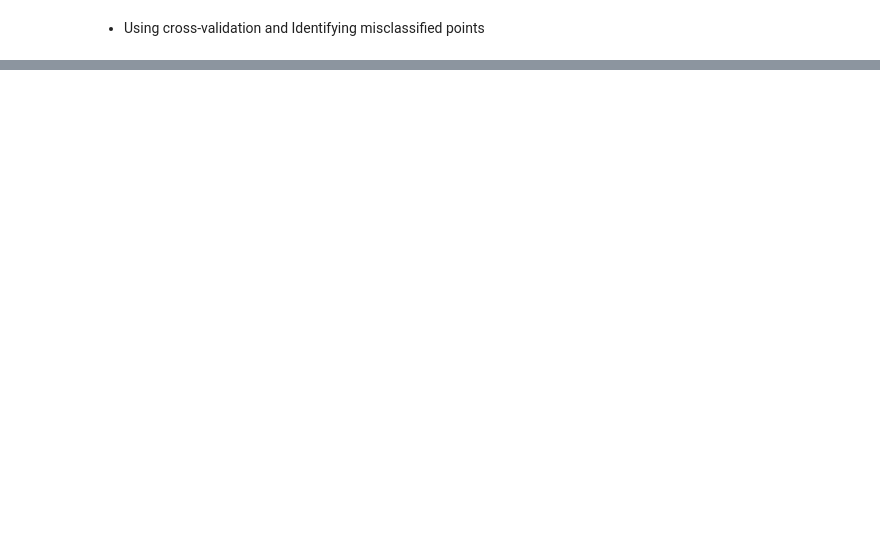
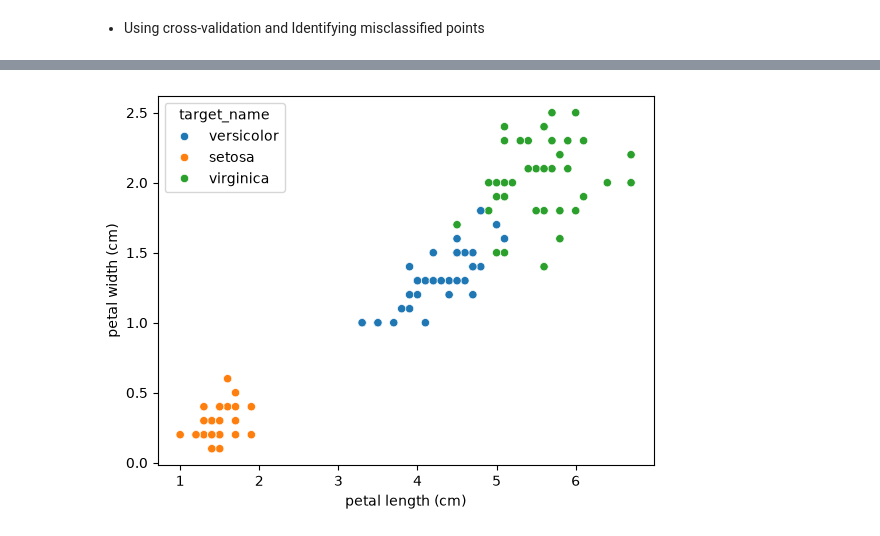
Before and after one commit to SaujanyaK0/machinelearning, a Jupyter notebook: classifier.ipynb, the cells around one changed output, grey strips where cells are left out. Cells and saved outputs as stored; diff of their text form; code cells hidden in the pictures; blank space fills up the shorter version.

```diff
--- a/classifier.ipynb
+++ b/classifier.ipynb
@@ -261,0 +290,4 @@ np.float64(0.9404761904761905)
+# %%
+_ = sns.scatterplot(x="petal length (cm)", y= "petal width (cm)", hue="target_name" ,data= df_predictions)
+# %% [output]
+[figure, added]
```
Also changed, not shown: parts of 20 cells of this notebook.
